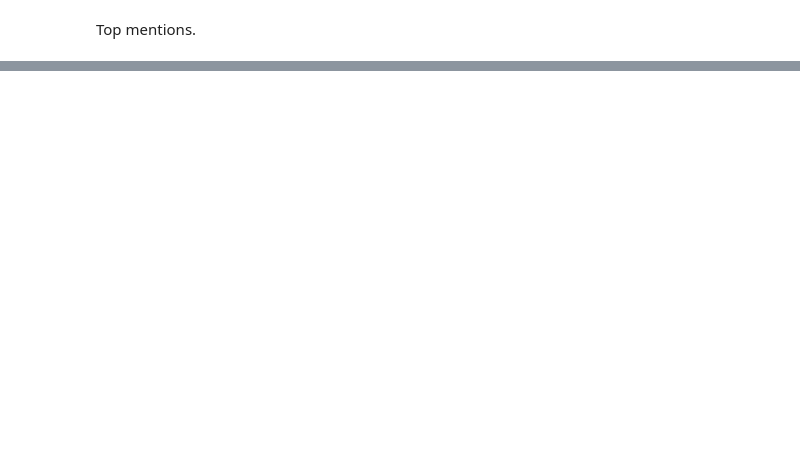
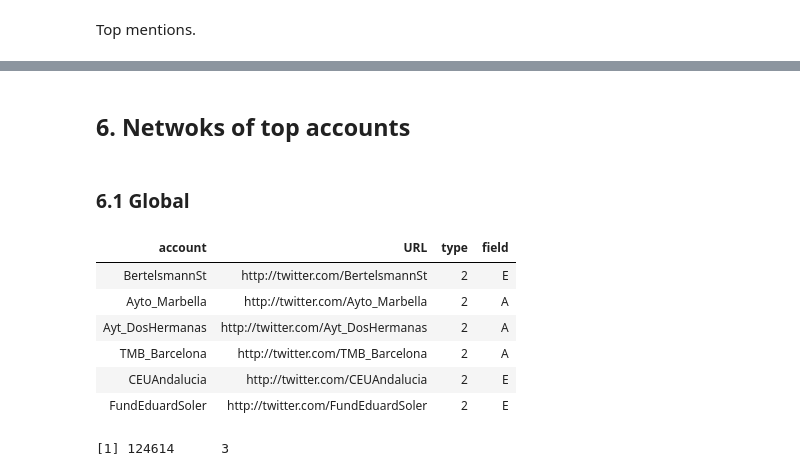
Before and after one commit to Wences91/fpdual, a Jupyter notebook: index.ipynb, the cells around one changed output, grey strips where cells are left out. Cells and saved outputs as stored; diff of their text form; code cells hidden in the pictures; blank space fills up the shorter version.

```diff
--- a/index.ipynb
+++ b/index.ipynb
@@ -814,6 +1123,19 @@ top_accounts_net_uni_accounts(tweets, classification[which(classification$type =
+# %% [markdown]
+## 6. Netwoks of top accounts <a name="6"></a>
+# %% [markdown]
+### 6.1 Global <a name="61"></a>
 # %%
 head(classification)
-classification_nodesc <- classification[which(classification$Ámbito != 'DESC' | classification$Tipo != 'DESC'),]
-general_period_tops <- general_period[which(general_period$Source %in% classification$Cuenta & general_period$Target %in% classification$Cuenta),]
+classification_nodesc <- classification[which(classification$field != 'DESC' | classification$type != 'DESC'),]
+general_period_tops <- general_period[which(general_period$Source %in% classification$account & general_period$Target %in% classification$account),]
 dim(general_period_tops)
+# %% [output]
+| account | URL | type | field |
+| BertelsmannSt | http://twitter.com/BertelsmannSt | 2 | E |
+| Ayto_Marbella | http://twitter.com/Ayto_Marbella | 2 | A |
+| Ayt_DosHermanas | http://twitter.com/Ayt_DosHermanas | 2 | A |
+| TMB_Barcelona | http://twitter.com/TMB_Barcelona | 2 | A |
+| CEUAndalucia | http://twitter.com/CEUAndalucia | 2 | E |
+| FundEduardSoler | http://twitter.com/FundEduardSoler | 2 | E |
+[1] 124614      3
 # %%
```
Also changed, not shown: parts of 73 cells of this notebook.
